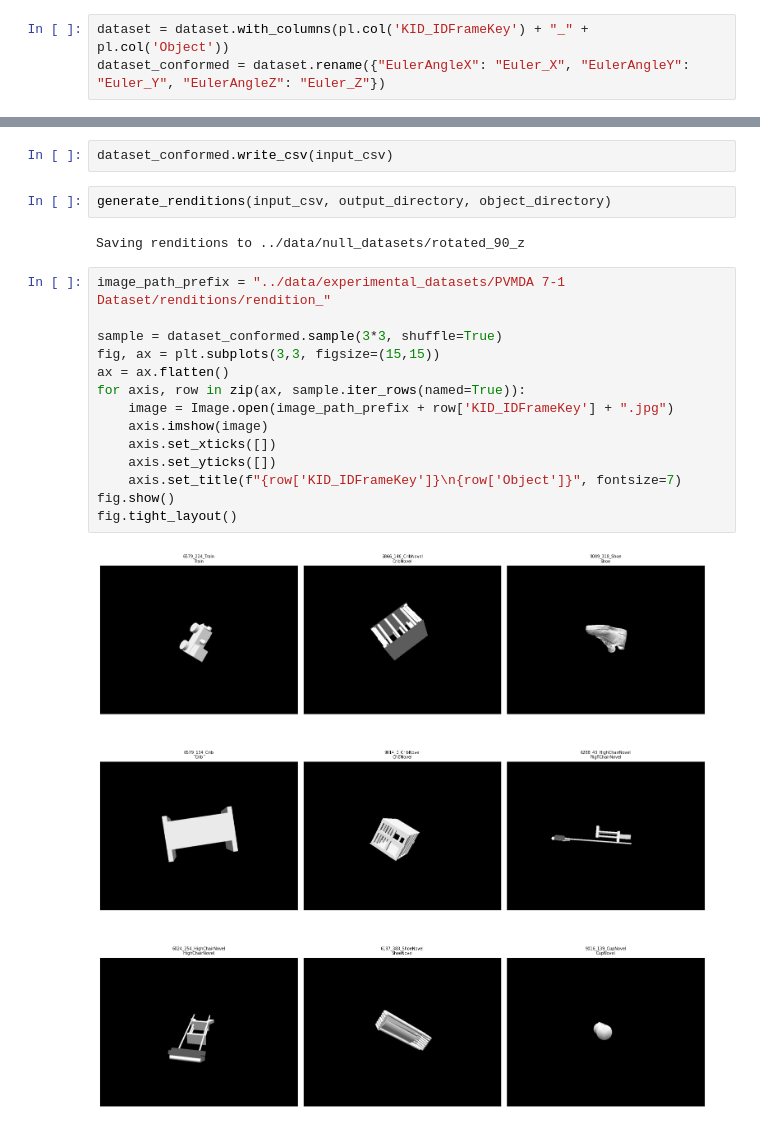
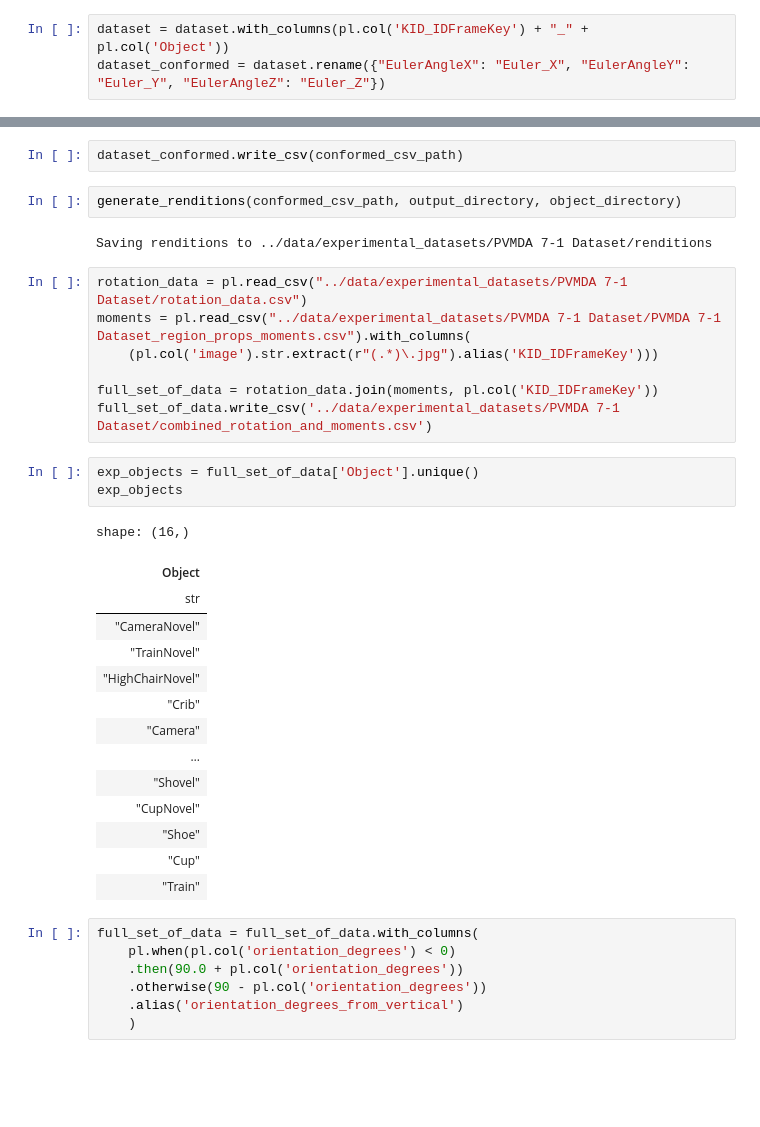
Before and after one commit to tendejan/sticks-and-lines-study, a Jupyter notebook: src/generate_experimental_renditions.ipynb, the cells around one changed output, grey strips where cells are left out. Saved outputs shown, nothing was run; the diff lists cells and outputs as text; blank space fills up the shorter version.

```diff
--- a/src/generate_experimental_renditions.ipynb
+++ b/src/generate_experimental_renditions.ipynb
@@ -50,24 +53,40 @@ shape: (18_397, 122)
 | "6642_341_CribNovel" | 6642 | "3/28/00" | "AF" | 1 | "CribNovel" | "Novel" | 341 | 1 | -127.96846 | ... |
 | "6642_342_CribNovel" | 6642 | "1/2/00" | "AF" | 1 | "CribNovel" | "Novel" | 342 | 1 | -35.29252 | ... |
 # %%
-dataset_conformed.write_csv(input_csv)
+dataset_conformed.write_csv(conformed_csv_path)
 # %%
-generate_renditions(input_csv, output_directory, object_directory)
+generate_renditions(conformed_csv_path, output_directory, object_directory)
 # %% [output]
-Saving renditions to ../data/null_datasets/rotated_90_z
+Saving renditions to ../data/experimental_datasets/PVMDA 7-1 Dataset/renditions
-# %%
-image_path_prefix = "../data/experimental_datasets/PVMDA 7-1 Dataset/renditions/rendition_"
-
-sample = dataset_conformed.sample(3*3, shuffle=True)
-fig, ax = plt.subplots(3,3, figsize=(15,15))
-ax = ax.flatten()
-for axis, row in zip(ax, sample.iter_rows(named=True)):
-    image = Image.open(image_path_prefix + row['KID_IDFrameKey'] + ".jpg")
-    axis.imshow(image)
-    axis.set_xticks([])
-    axis.set_yticks([])
-    axis.set_title(f"{row['KID_IDFrameKey']}\n{row['Object']}", fontsize=7)
-fig.show()
-fig.tight_layout()
-# %% [output]
-[figure, removed]
+# %%
+rotation_data = pl.read_csv("../data/experimental_datasets/PVMDA 7-1 Dataset/rotation_data.csv")
+moments = pl.read_csv("../data/experimental_datasets/PVMDA 7-1 Dataset/PVMDA 7-1 Dataset_region_props_moments.csv").with_columns(
+    (pl.col('image').str.extract(r"(.*)\.jpg").alias('KID_IDFrameKey')))
+
+full_set_of_data = rotation_data.join(moments, pl.col('KID_IDFrameKey'))
+full_set_of_data.write_csv('../data/experimental_datasets/PVMDA 7-1 Dataset/combined_rotation_and_moments.csv')
+# %%
+exp_objects = full_set_of_data['Object'].unique()
+exp_objects
+# %% [output]
+shape: (16,)
+| Object |
+| str |
+| "CameraNovel" |
+| "TrainNovel" |
+| "HighChairNovel" |
+| "Crib" |
+| "Camera" |
+| … |
+| "Shovel" |
+| "CupNovel" |
+| "Shoe" |
+| "Cup" |
+| "Train" |
+# %%
+full_set_of_data = full_set_of_data.with_columns(
+    pl.when(pl.col('orientation_degrees') < 0)
+    .then(90.0 + pl.col('orientation_degrees'))
+    .otherwise(90 - pl.col('orientation_degrees'))
+    .alias('orientation_degrees_from_vertical')
+    )
```
Also changed, not shown: parts of 7 cells of this notebook, 5 other files.
